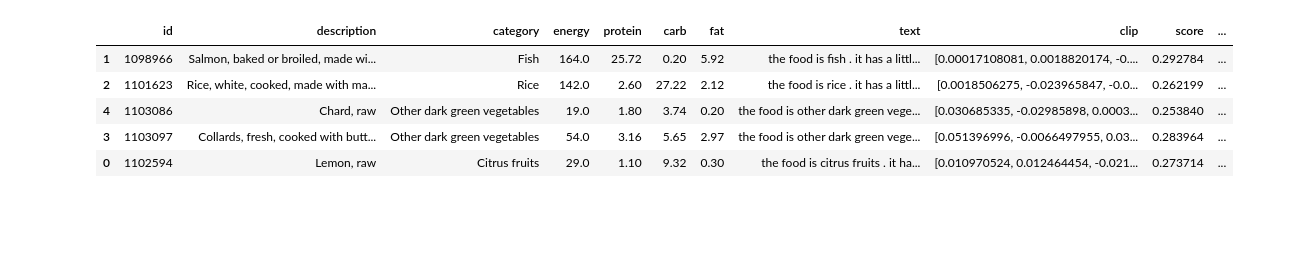
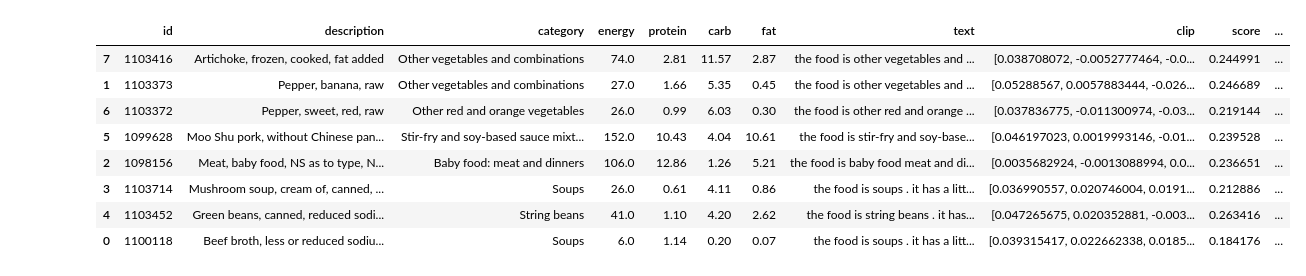
Before and after one commit to DmitriyG228/FoodSeg103-Benchmark-v1, a Jupyter notebook: nbs/00_search.ipynb, the cells around one changed output. Cells and saved outputs as stored; diff of their text form; code cells hidden in the pictures; blank space fills up the shorter version.

```diff
--- a/nbs/00_search.ipynb
+++ b/nbs/00_search.ipynb
@@ -43,13 +45,18 @@ clases = np.unique(mask)[1:]
 photo_id = url.split('/')[-1]
 urls = []
 areas = []
+classes = []
 for c in clases:
     area = mask[mask==c].shape[0]
-    if area> 200*200:
+    if area> 10*10:
         areas.append(area)
         urls.append(f'https://dima.grankin.eu/fragment_reference_images/{photo_id}_{c}.jpg')
+        classes.append(c)
 # %%
 clip_df = pd.DataFrame()
 for u in urls:
     clip_df = clip_df.append(search_clip(u,head = 1)[1])
 clip_df=clip_df.reset_index(drop=True)
+clip_df['area'] = areas
+clip_df['class'] = classes
+clip_df = clip_df.sort_values('area',ascending = False)
@@ -56,11 +84,12 @@ clip_df=clip_df.reset_index(drop=True)
 # %%
-clip_df['area'] = areas
+clip_df
+# %% [output]
+|  | id | description | category | energy | protein | carb | fat | text | clip | score | ... |
+| 7 | 1103416 | Artichoke, frozen, cooked, fat added | Other vegetables and combinations | 74.0 | 2.81 | 11.57 | 2.87 | the food is other vegetables and ... | [0.038708072, -0.0052777464, -0.0... | 0.244991 | ... |
+| 1 | 1103373 | Pepper, banana, raw | Other vegetables and combinations | 27.0 | 1.66 | 5.35 | 0.45 | the food is other vegetables and ... | [0.05288567, 0.0057883444, -0.026... | 0.246689 | ... |
+| 6 | 1103372 | Pepper, sweet, red, raw | Other red and orange vegetables | 26.0 | 0.99 | 6.03 | 0.30 | the food is other red and orange ... | [0.037836775, -0.011300974, -0.03... | 0.219144 | ... |
+| 5 | 1099628 | Moo Shu pork, without Chinese pan... | Stir-fry and soy-based sauce mixt... | 152.0 | 10.43 | 4.04 | 10.61 | the food is stir-fry and soy-base... | [0.046197023, 0.0019993146, -0.01... | 0.239528 | ... |
+| 2 | 1098156 | Meat, baby food, NS as to type, N... | Baby food: meat and dinners | 106.0 | 12.86 | 1.26 | 5.21 | the food is baby food meat and di... | [0.0035682924, -0.0013088994, 0.0... | 0.236651 | ... |
+| 3 | 1103714 | Mushroom soup, cream of, canned, ... | Soups | 26.0 | 0.61 | 4.11 | 0.86 | the food is soups . it has a litt... | [0.036990557, 0.020746004, 0.0191... | 0.212886 | ... |
+| 4 | 1103452 | Green beans, canned, reduced sodi... | String beans | 41.0 | 1.10 | 4.20 | 2.62 | the food is string beans . it has... | [0.047265675, 0.020352881, -0.003... | 0.263416 | ... |
+| 0 | 1100118 | Beef broth, less or reduced sodiu... | Soups | 6.0 | 1.14 | 0.20 | 0.07 | the food is soups . it has a litt... | [0.039315417, 0.022662338, 0.0185... | 0.184176 | ... |
-# %%
-clip_df.sort_values('area',ascending = False)
-# %% [output]
-|  | id | description | category | energy | protein | carb | fat | text | clip | score | ... |
-| 1 | 1098966 | Salmon, baked or broiled, made wi... | Fish | 164.0 | 25.72 | 0.20 | 5.92 | the food is fish . it has a littl... | [0.00017108081, 0.0018820174, -0.... | 0.292784 | ... |
-| 2 | 1101623 | Rice, white, cooked, made with ma... | Rice | 142.0 | 2.60 | 27.22 | 2.12 | the food is rice . it has a littl... | [0.0018506275, -0.023965847, -0.0... | 0.262199 | ... |
-| 4 | 1103086 | Chard, raw | Other dark green vegetables | 19.0 | 1.80 | 3.74 | 0.20 | the food is other dark green vege... | [0.030685335, -0.02985898, 0.0003... | 0.253840 | ... |
-| 3 | 1103097 | Collards, fresh, cooked with butt... | Other dark green vegetables | 54.0 | 3.16 | 5.65 | 2.97 | the food is other dark green vege... | [0.051396996, -0.0066497955, 0.03... | 0.283964 | ... |
-| 0 | 1102594 | Lemon, raw | Citrus fruits | 29.0 | 1.10 | 9.32 | 0.30 | the food is citrus fruits . it ha... | [0.010970524, 0.012464454, -0.021... | 0.273714 | ... |
```
Also changed, not shown: parts of 15 cells of this notebook.
